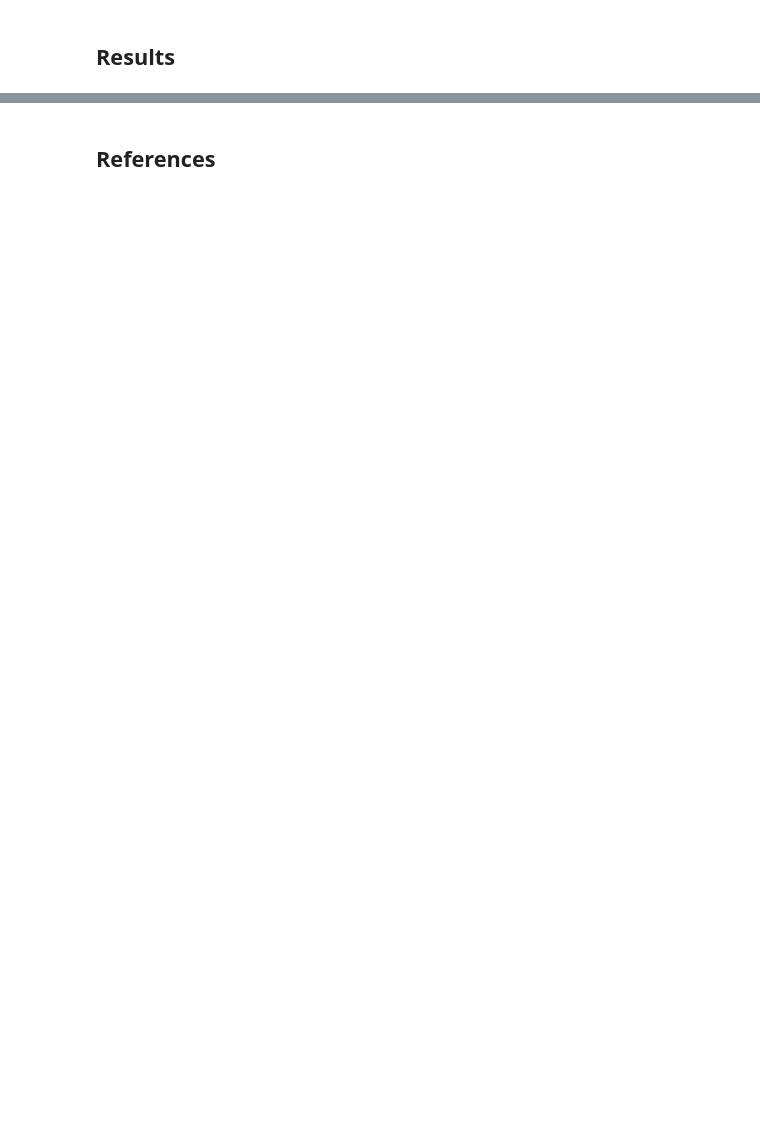
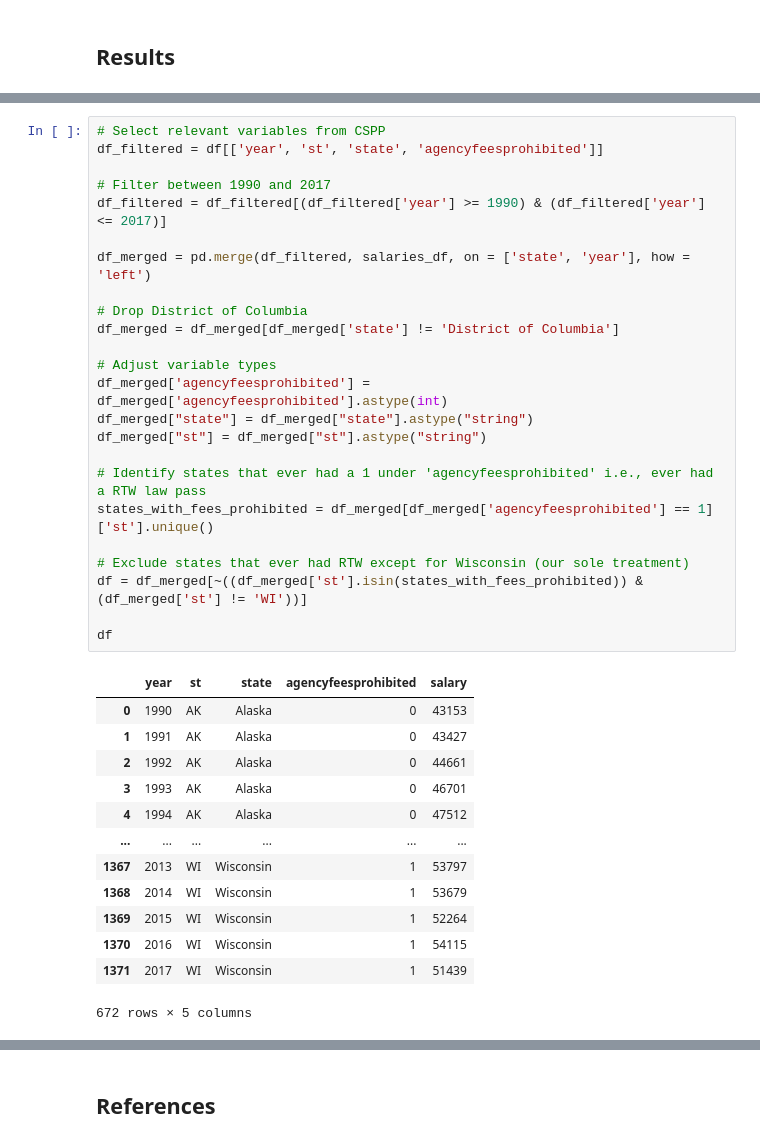
Before and after one commit to ricochn02/526-project, a Jupyter notebook: report.ipynb, the cells around one changed output, grey strips where cells are left out. Drawn from its saved outputs; the diff is of its cells as text; blank space fills up the shorter version.

```diff
--- a/report.ipynb
+++ b/report.ipynb
@@ -49,0 +88,38 @@ Control for state politics?
+# %%
+# Select relevant variables from CSPP
+df_filtered = df[['year', 'st', 'state', 'agencyfeesprohibited']]
+
+# Filter between 1990 and 2017
+df_filtered = df_filtered[(df_filtered['year'] >= 1990) & (df_filtered['year'] <= 2017)]
+
+df_merged = pd.merge(df_filtered, salaries_df, on = ['state', 'year'], how = 'left')
+
+# Drop District of Columbia
+df_merged = df_merged[df_merged['state'] != 'District of Columbia']
+
+# Adjust variable types
+df_merged['agencyfeesprohibited'] = df_merged['agencyfeesprohibited'].astype(int)
+df_merged["state"] = df_merged["state"].astype("string")
+df_merged["st"] = df_merged["st"].astype("string")
+
+# Identify states that ever had a 1 under 'agencyfeesprohibited' i.e., ever had a RTW law pass
+states_with_fees_prohibited = df_merged[df_merged['agencyfeesprohibited'] == 1]['st'].unique()
+
+# Exclude states that ever had RTW except for Wisconsin (our sole treatment)
+df = df_merged[~((df_merged['st'].isin(states_with_fees_prohibited)) & (df_merged['st'] != 'WI'))]
+
+df
+# %% [output]
+|  | year | st | state | agencyfeesprohibited | salary |
+| 0 | 1990 | AK | Alaska | 0 | 43153 |
+| 1 | 1991 | AK | Alaska | 0 | 43427 |
+| 2 | 1992 | AK | Alaska | 0 | 44661 |
+| 3 | 1993 | AK | Alaska | 0 | 46701 |
+| 4 | 1994 | AK | Alaska | 0 | 47512 |
+| ... | ... | ... | ... | ... | ... |
+| 1367 | 2013 | WI | Wisconsin | 1 | 53797 |
+| 1368 | 2014 | WI | Wisconsin | 1 | 53679 |
+| 1369 | 2015 | WI | Wisconsin | 1 | 52264 |
+| 1370 | 2016 | WI | Wisconsin | 1 | 54115 |
+| 1371 | 2017 | WI | Wisconsin | 1 | 51439 |
+672 rows × 5 columns
```
Also changed, not shown: parts of 31 cells of this notebook.
